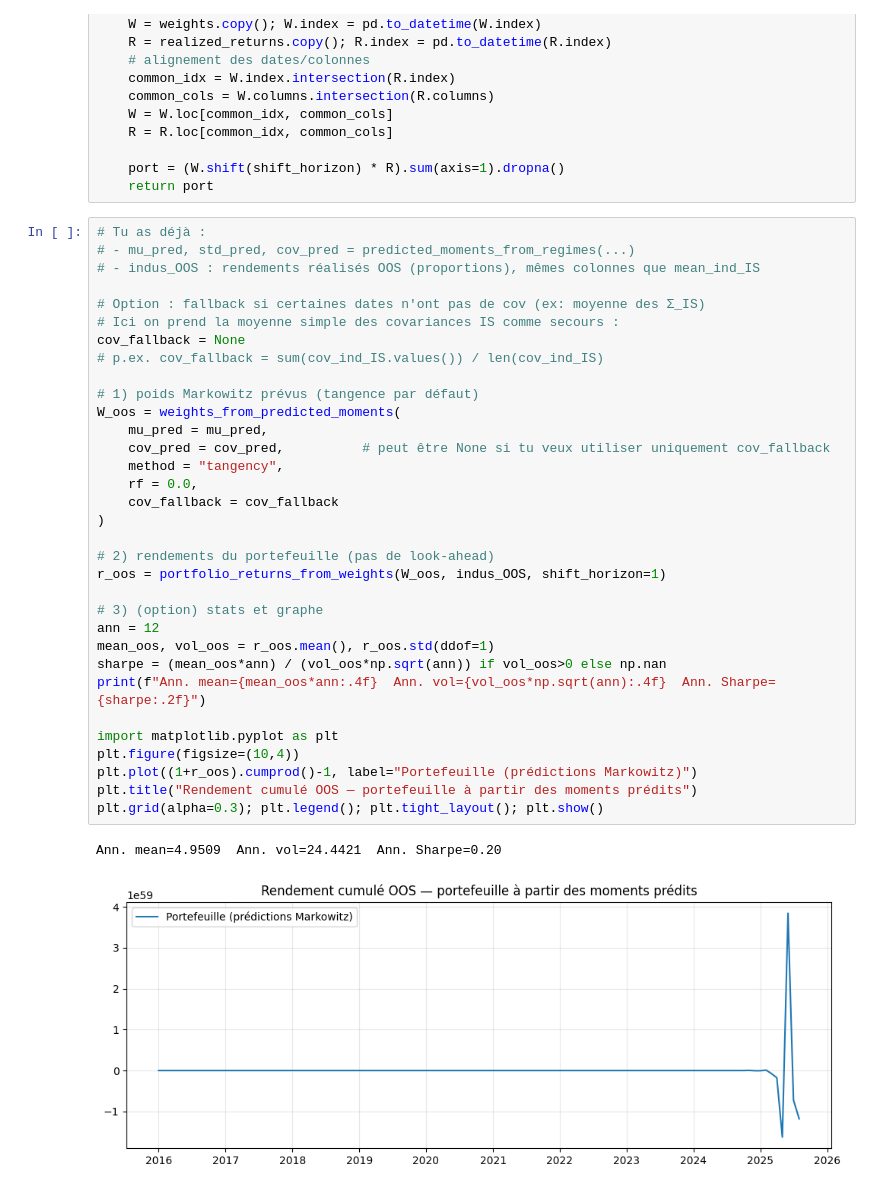
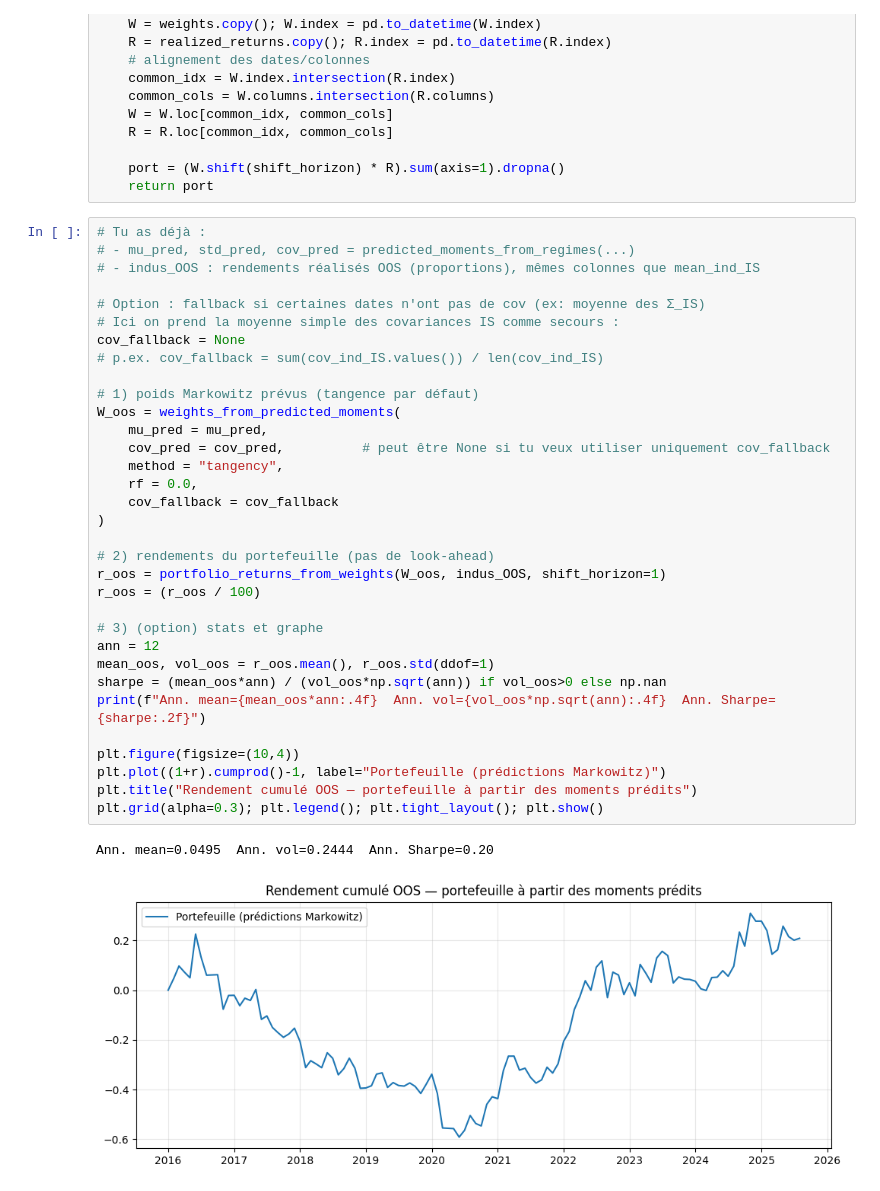
Before and after one commit to alexisdantzikian/ML_PM, a Jupyter notebook: nbs/main.ipynb, the cells around one changed output. Cells and saved outputs as stored; diff of their text form.

Commit message:
1er portefeuille

```diff
--- a/nbs/main.ipynb
+++ b/nbs/main.ipynb
@@ -1385,34 +1385,34 @@ def portfolio_returns_from_weights(
 # - mu_pred, std_pred, cov_pred = predicted_moments_from_regimes(...)
 # - indus_OOS : rendements réalisés OOS (proportions), mêmes colonnes que mean_ind_IS
 
 # Option : fallback si certaines dates n'ont pas de cov (ex: moyenne des Σ_IS)
 # Ici on prend la moyenne simple des covariances IS comme secours :
 cov_fallback = None
 # p.ex. cov_fallback = sum(cov_ind_IS.values()) / len(cov_ind_IS)
 
 # 1) poids Markowitz prévus (tangence par défaut)
 W_oos = weights_from_predicted_moments(
     mu_pred = mu_pred,
     cov_pred = cov_pred,          # peut être None si tu veux utiliser uniquement cov_fallback
     method = "tangency",
     rf = 0.0,
     cov_fallback = cov_fallback
 )
 
 # 2) rendements du portefeuille (pas de look-ahead)
 r_oos = portfolio_returns_from_weights(W_oos, indus_OOS, shift_horizon=1)
+r_oos = (r_oos / 100)
 
 # 3) (option) stats et graphe
 ann = 12
 mean_oos, vol_oos = r_oos.mean(), r_oos.std(ddof=1)
 sharpe = (mean_oos*ann) / (vol_oos*np.sqrt(ann)) if vol_oos>0 else np.nan
 print(f"Ann. mean={mean_oos*ann:.4f}  Ann. vol={vol_oos*np.sqrt(ann):.4f}  Ann. Sharpe={sharpe:.2f}")
 
-import matplotlib.pyplot as plt
 plt.figure(figsize=(10,4))
-plt.plot((1+r_oos).cumprod()-1, label="Portefeuille (prédictions Markowitz)")
+plt.plot((1+r).cumprod()-1, label="Portefeuille (prédictions Markowitz)")
 plt.title("Rendement cumulé OOS — portefeuille à partir des moments prédits")
 plt.grid(alpha=0.3); plt.legend(); plt.tight_layout(); plt.show()
 # %% [output]
-Ann. mean=4.9509  Ann. vol=24.4421  Ann. Sharpe=0.20
+Ann. mean=0.0495  Ann. vol=0.2444  Ann. Sharpe=0.20
-[figure, old version]
+[figure, new version]
```
Also changed, not shown: parts of 2 cells of this notebook.
